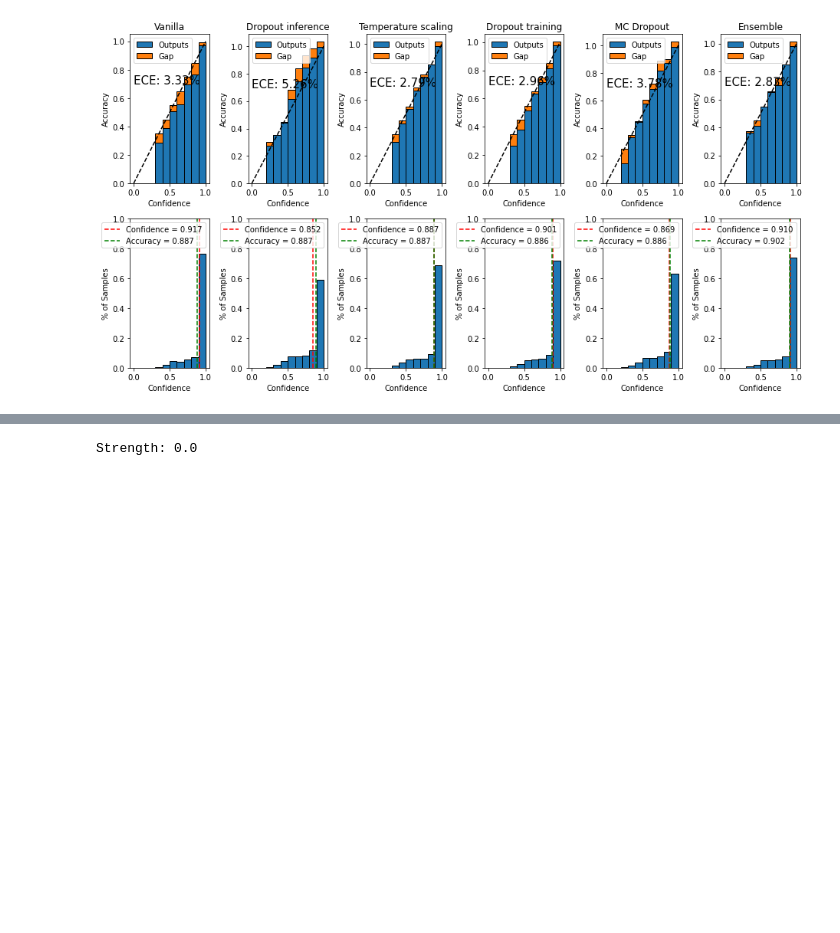
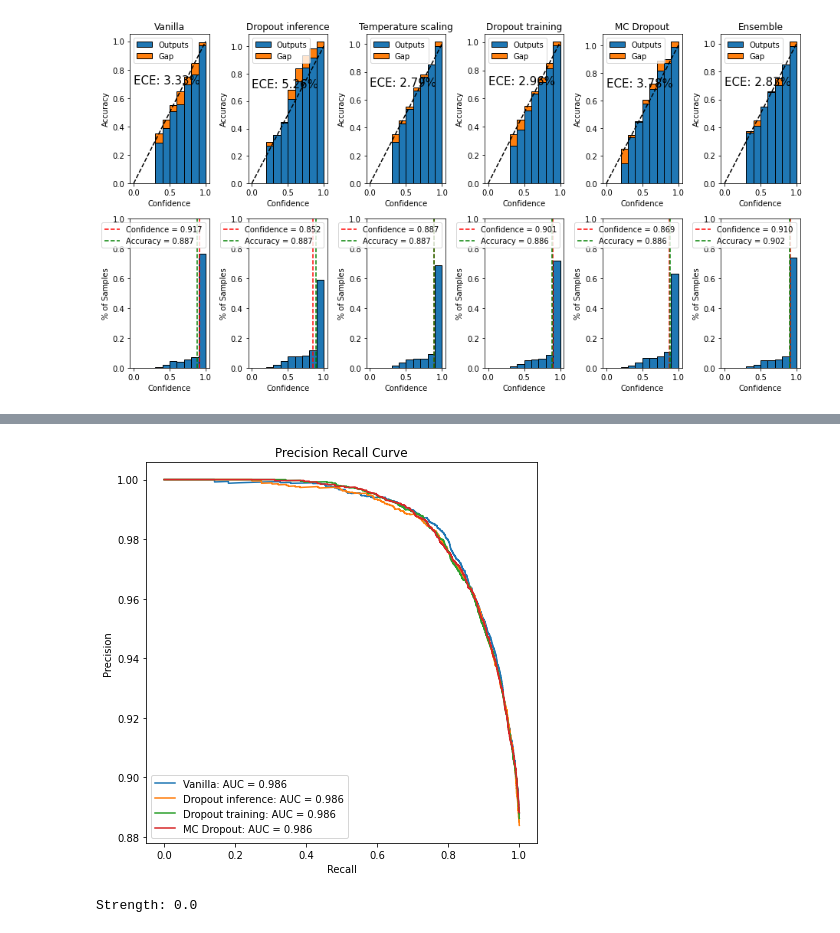
Before and after one commit to vlasakjiri/uncertainty-estimations, a Jupyter notebook: classification-fmnist.ipynb, the cells around one changed output, grey strips where cells are left out. Cells and saved outputs as stored; diff of their text form; code cells hidden in the pictures; blank space fills up the shorter version.

```diff
--- a/classification-fmnist.ipynb
+++ b/classification-fmnist.ipynb
@@ -295,3 +298,18 @@ plt.show()
+# %%
+plt.figure(figsize=(7,7))
+plt.title('Precision Recall Curve')
+for curve in curves:
+    plt.plot(curve["recall"], curve["prec"], label=f"{curve['label']}: AUC = {curve['aupr']:.3f}")
+# axis labels
+# plt.plot([0, 1], [no_skill, no_skill], color="k", linestyle='--', label=f'No skill: AUC = {no_skill:.3f}')
+
+plt.xlabel('Recall')
+plt.ylabel('Precision')
+# show the legend
+plt.legend()
+plt.savefig("figures/PR-example.pdf")
+# %% [output]
+[figure, added]
 # %%
 curves = {
     "mcd": utils.metrics.model_metrics(),
```
Also changed, not shown: parts of 4 cells of this notebook, 5 other files.
